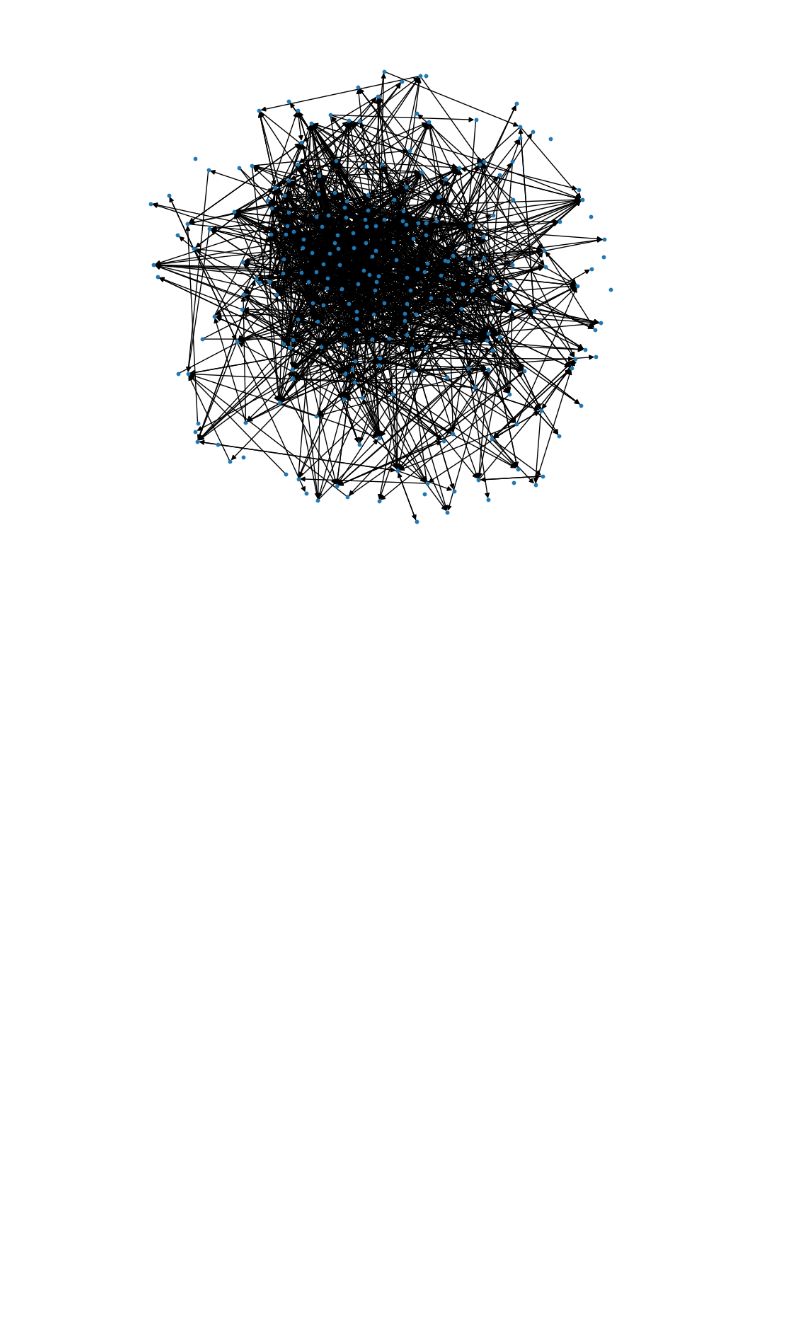
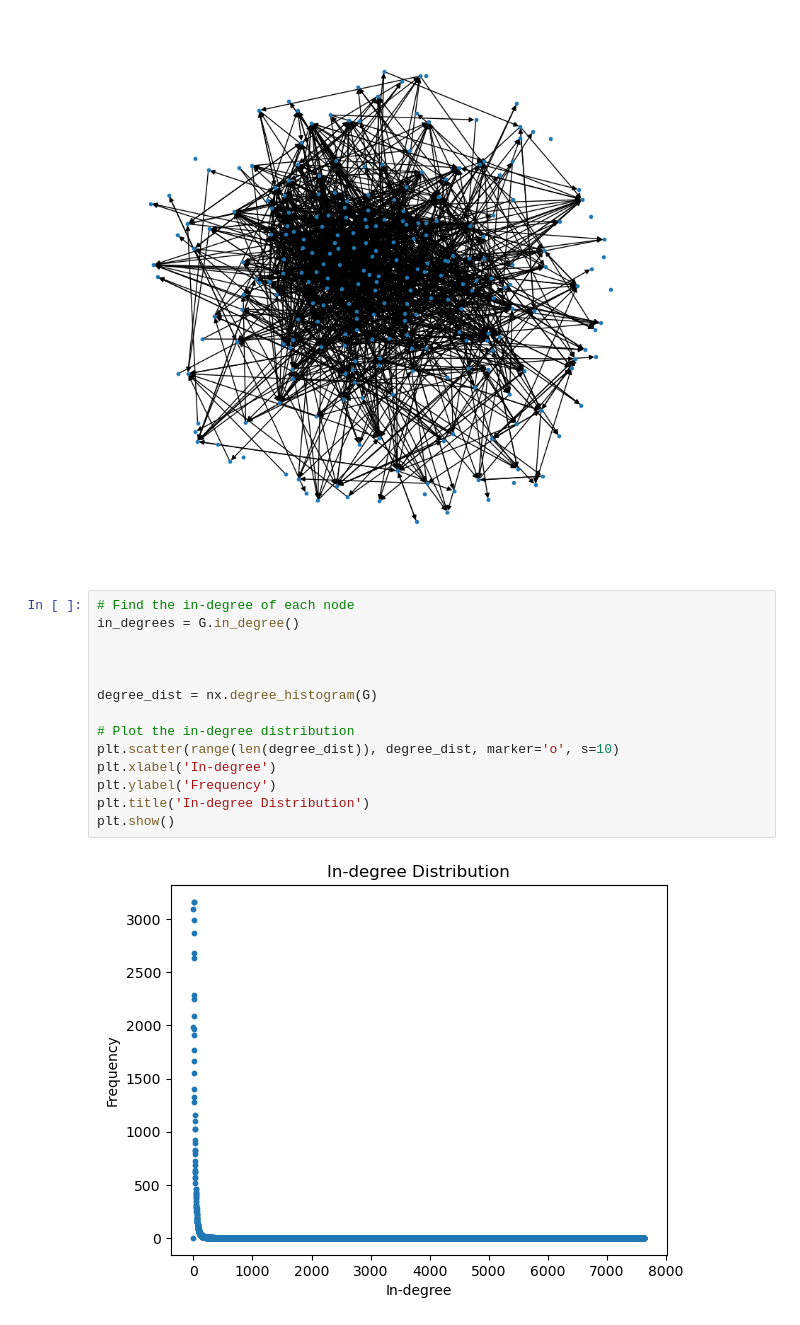
Before and after one commit to Luke-zm/statistical_analysis_of_networks, a Jupyter notebook: week2_practical.ipynb, the cells around one changed output. Drawn from its saved outputs; the diff is of its cells as text; blank space fills up the shorter version.

```diff
--- a/week2_practical.ipynb
+++ b/week2_practical.ipynb
@@ -31,3 +31,19 @@ plt.axis('off')
 plt.show()
 # %% [output]
 [figure]
+# %%
+# Find the in-degree of each node
+in_degrees = G.in_degree()
+
+
+
+degree_dist = nx.degree_histogram(G)
+
+# Plot the in-degree distribution
+plt.scatter(range(len(degree_dist)), degree_dist, marker='o', s=10)
+plt.xlabel('In-degree')
+plt.ylabel('Frequency')
+plt.title('In-degree Distribution')
+plt.show()
+# %% [output]
+[figure, added]
```
Also changed, not shown: parts of 19 cells of this notebook, 6 other files.
